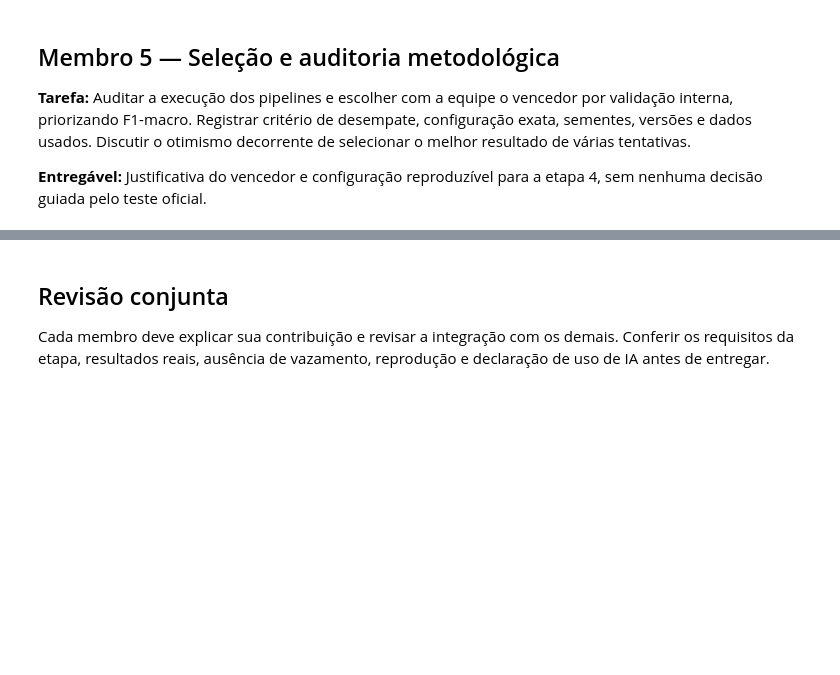
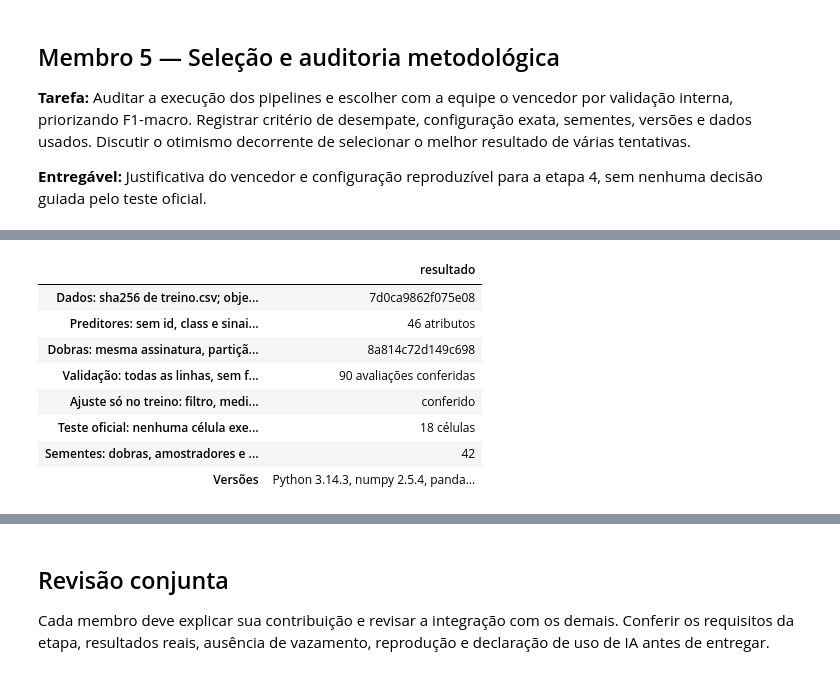
Before and after one commit to matheusmra/tp-ia, a Jupyter notebook: notebooks/03_classificadores.ipynb, the cells around one changed output, grey strips where cells are left out. Saved outputs shown, nothing was run; the diff lists cells and outputs as text; code cells hidden in the pictures; blank space fills up the shorter version.

```diff
--- a/notebooks/03_classificadores.ipynb
+++ b/notebooks/03_classificadores.ipynb
@@ -1539,0 +1554,71 @@ A predição leva menos de 0,1 s por dobra para todos. A acurácia (0,943–0,97
+# %%
+# Membro 5 — 5.2 Auditoria metodológica dos pipelines (sem consultar o teste oficial)
+import json
+import matplotlib
+
+verificacoes = {}
+
+# Dados: impressão digital do arquivo; nenhuma seção alterou X_treino/y_treino em memória.
+HASH_TREINO = hashlib.sha256((DIR_DADOS / "treino.csv").read_bytes()).hexdigest()
+X_conferencia, y_conferencia = carregar_treino()
+assert X_conferencia.equals(X_treino) and y_conferencia.equals(y_treino)
+verificacoes["Dados: sha256 de treino.csv; objetos em memória iguais ao arquivo"] = HASH_TREINO[:16]
+
+# Preditores: sem id, rótulo e sinais operacionais.
+assert not set(SINAIS_OPERACIONAIS + [COL_ID, COL_ROTULO]).intersection(X_treino.columns)
+verificacoes["Preditores: sem id, class e sinais operacionais"] = f"{X_treino.shape[1]} atributos"
+
+# Dobras: mesma assinatura do Membro 1, partição completa e grupos disjuntos.
+dobra_auditada = np.zeros(len(X_treino), dtype=int)
+for i, (itr, iva) in enumerate(INDICES_DOBRAS, start=1):
+    assert not np.intersect1d(itr, iva).size and len(itr) + len(iva) == len(X_treino)
+    assert set(grupos_treino.iloc[itr]).isdisjoint(grupos_treino.iloc[iva])
+    dobra_auditada[iva] = i
+assert (dobra_auditada > 0).all()
+assert hashlib.sha256(dobra_auditada.tobytes()).hexdigest()[:16] == ASSINATURA_DOBRAS
+verificacoes["Dobras: mesma assinatura, partição completa, grupos disjuntos"] = ASSINATURA_DOBRAS
+
+# Validação intacta em todos os candidatos (exigida pelo Membro 4 e refeita sobre a tabela final).
+assert (por_dobra_etapa3[["TN", "FP", "FN", "TP"]].sum(axis=1) == por_dobra_etapa3.dobra.map(tamanho_validacao)).all()
+verificacoes["Validação: todas as linhas, sem filtro nem reamostragem"] = f"{len(por_dobra_etapa3)} avaliações conferidas"
+
+# Ajuste só no treino da dobra 1: o filtro remove apenas linhas do treino; as medianas do imputador são
+# as do treino filtrado; o modelo recebe o treino reamostrado e a validação é prevista inteira.
+itr, iva = INDICES_DOBRAS[0]
+for nome_cfg, cfg in CONFIGURACOES.items():
+    X_fit, y_fit = filtrar_linhas_treino(X_treino.iloc[itr], y_treino.iloc[itr], cfg["linhas_treino"])
+    assert set(X_fit.index) <= set(X_treino.index[itr]) and not set(X_fit.index) & set(X_treino.index[iva])
+    assert len(X_fit) == por_dobra_etapa3[(por_dobra_etapa3.configuracao == nome_cfg)
+                                          & (por_dobra_etapa3.dobra == 1)].n_treino_ajuste.iloc[0]
+    pipe = montar_pipeline(cfg, ARVORE_PADRAO).fit(X_fit, y_fit)
+    imp = pipe.named_steps["imputacao_codificacao"].named_transformers_["num"].named_steps["imp"]
+    np.testing.assert_allclose(imp.statistics_, pipe[:3].transform(X_fit)[imp.feature_names_in_].median().to_numpy())
+    n_normal, n_anomaly = int((y_fit == 0).sum()), int((y_fit == 1).sum())
+    esperado = {None: n_normal + n_anomaly, "ROS": 2 * n_normal, "RUS": 2 * n_anomaly}[cfg["balanceamento"]]
+    assert pipe.named_steps["modelo"].tree_.n_node_samples[0] == esperado      # linhas que chegaram ao modelo
+    assert len(pipe.predict(X_treino.iloc[iva])) == len(iva)
+verificacoes["Ajuste só no treino: filtro, medianas e reamostragem (P0–P4, dobra 1)"] = "conferido"
+
+# Teste oficial: nenhuma célula executada até aqui cita os arquivos de teste ou de submissão.
+historico = globals().get("In", [])
+alvos = ["teste_sem" + "_rotulo", "modelo_de" + "_submissao"]    # montados por partes para não casar com esta célula
+assert len(historico) > 1 and not any(a in celula for celula in historico for a in alvos)
+verificacoes["Teste oficial: nenhuma célula executada cita os arquivos de teste"] = f"{len(historico) - 1} células"
+
+VERSOES = {"Python": platform.python_version(), "numpy": np.__version__, "pandas": pd.__version__,
+           "scikit-learn": sklearn.__version__, "imbalanced-learn": imblearn.__version__,
+           "matplotlib": matplotlib.__version__}
+verificacoes["Sementes: dobras, amostradores e modelos"] = SEMENTE
+verificacoes["Versões"] = ", ".join(f"{k} {v}" for k, v in VERSOES.items())
+with pd.option_context("display.max_colwidth", 120):
+    display(pd.Series(verificacoes, name="resultado").to_frame())
+# %% [output]
+|  | resultado |
+| Dados: sha256 de treino.csv; obje... | 7d0ca9862f075e08 |
+| Preditores: sem id, class e sinai... | 46 atributos |
+| Dobras: mesma assinatura, partiçã... | 8a814c72d149c698 |
+| Validação: todas as linhas, sem f... | 90 avaliações conferidas |
+| Ajuste só no treino: filtro, medi... | conferido |
+| Teste oficial: nenhuma célula exe... | 18 células |
+| Sementes: dobras, amostradores e ... | 42 |
+| Versões | Python 3.14.3, numpy 2.5.4, panda... |
```
Also changed, not shown: parts of 10 cells of this notebook.
